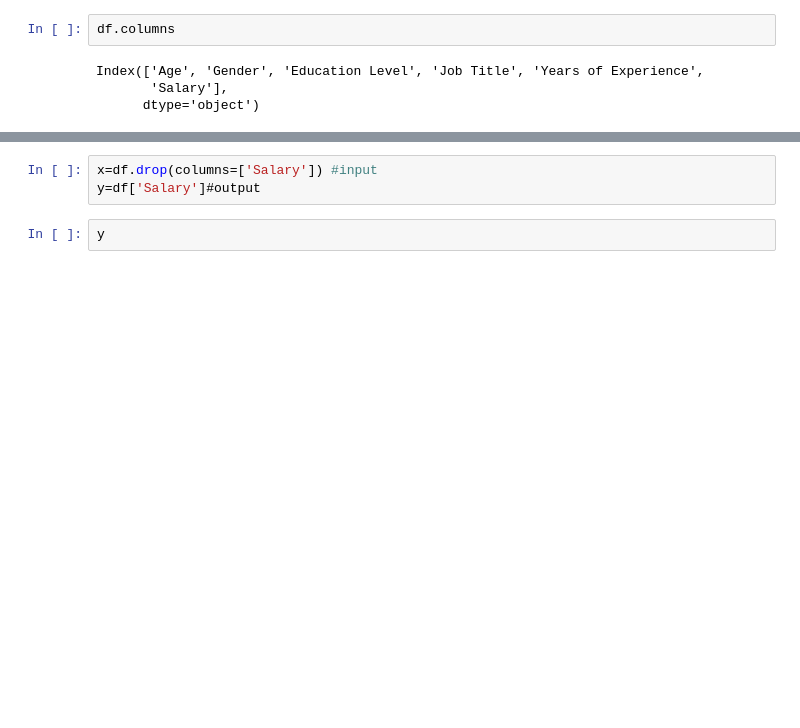
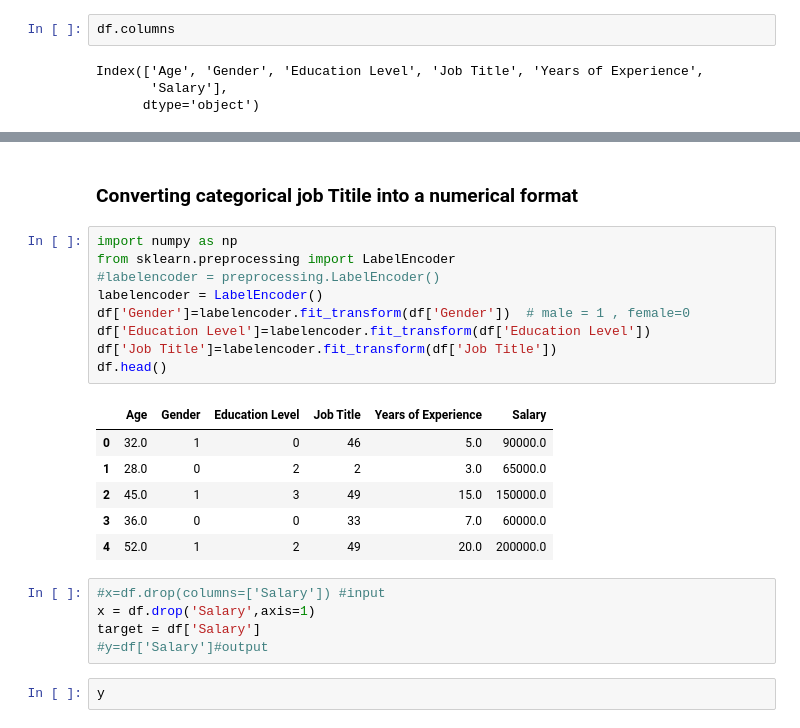
Before and after one commit to chandramani21/Employee_salary_prediction, a Jupyter notebook: Employee-salary prediction.ipynb, the cells around one changed output, grey strips where cells are left out. Drawn from its saved outputs; the diff is of its cells as text; blank space fills up the shorter version.

```diff
--- a/Employee-salary prediction.ipynb
+++ b/Employee-salary prediction.ipynb
@@ -258,6 +332,26 @@ plt.show()
+# %% [markdown]
+### Converting categorical job Titile into a numerical format
+# %%
+import numpy as np
+from sklearn.preprocessing import LabelEncoder
+#labelencoder = preprocessing.LabelEncoder()
+labelencoder = LabelEncoder()
+df['Gender']=labelencoder.fit_transform(df['Gender'])  # male = 1 , female=0
+df['Education Level']=labelencoder.fit_transform(df['Education Level'])
+df['Job Title']=labelencoder.fit_transform(df['Job Title'])
+df.head()
+# %% [output]
+|  | Age | Gender | Education Level | Job Title | Years of Experience | Salary |
+| 0 | 32.0 | 1 | 0 | 46 | 5.0 | 90000.0 |
+| 1 | 28.0 | 0 | 2 | 2 | 3.0 | 65000.0 |
+| 2 | 45.0 | 1 | 3 | 49 | 15.0 | 150000.0 |
+| 3 | 36.0 | 0 | 0 | 33 | 7.0 | 60000.0 |
+| 4 | 52.0 | 1 | 2 | 49 | 20.0 | 200000.0 |
 # %%
-x=df.drop(columns=['Salary']) #input
-y=df['Salary']#output
+#x=df.drop(columns=['Salary']) #input
+x = df.drop('Salary',axis=1)
+target = df['Salary']
+#y=df['Salary']#output
 # %%
 y
 # %% [output]
```
Also changed, not shown: parts of 42 cells of this notebook.
